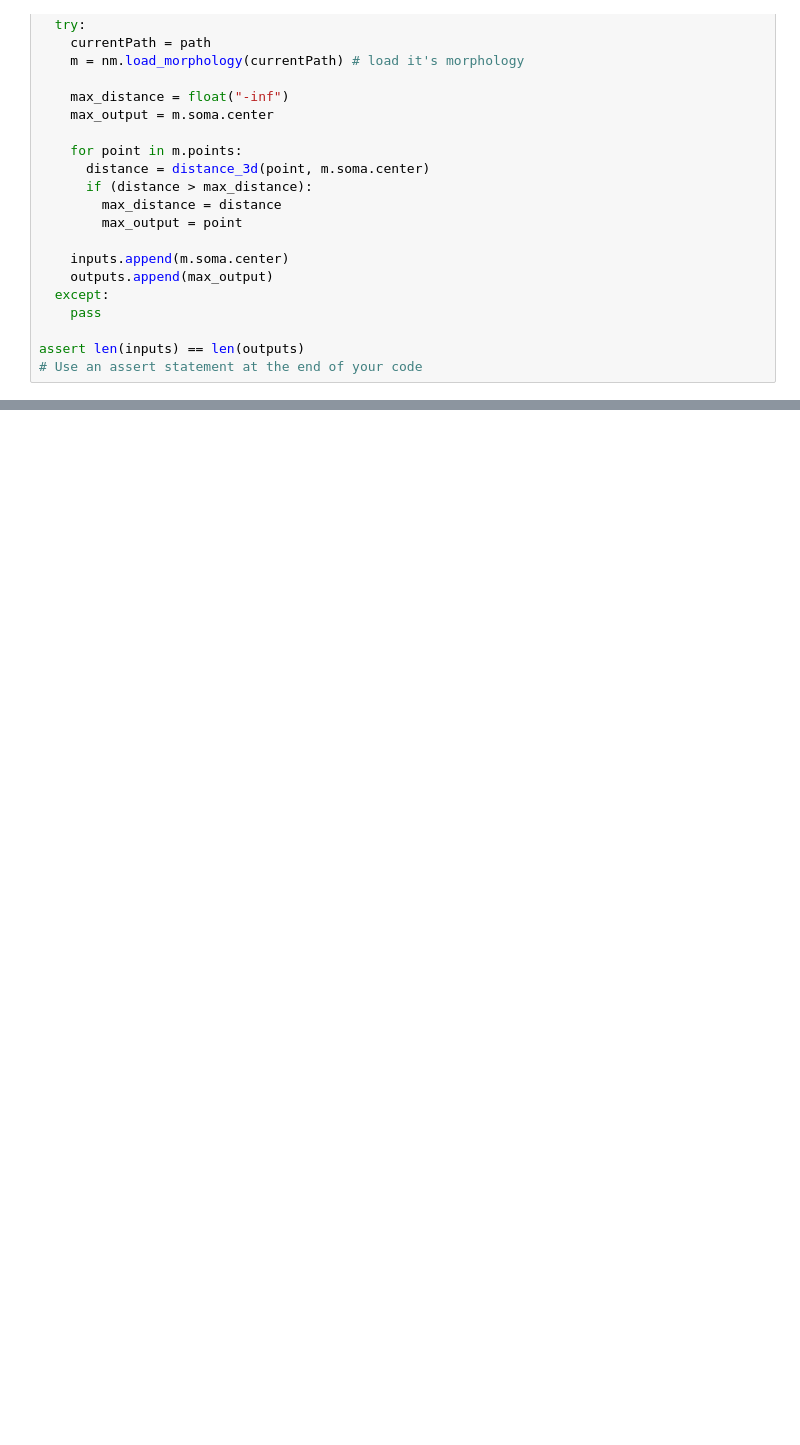
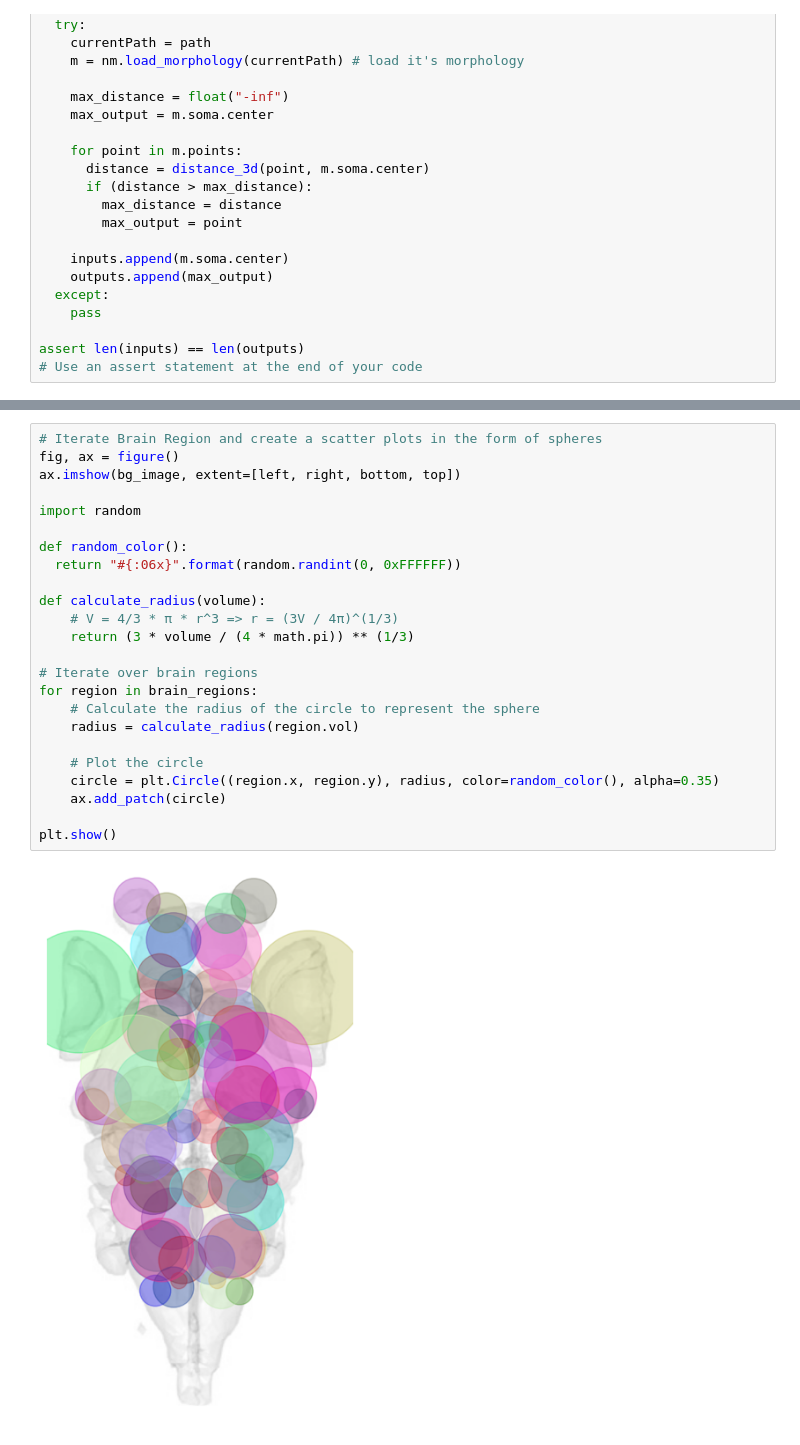
Before and after one commit to alinvdu/neuromorphic-connectome-approach, a Jupyter notebook: src/connectome/zebra_fish.ipynb, the cells around one changed output, grey strips where cells are left out. Cells and saved outputs as stored; diff of their text form; blank space fills up the shorter version.

```diff
--- a/src/connectome/zebra_fish.ipynb
+++ b/src/connectome/zebra_fish.ipynb
@@ -334,0 +863,26 @@ plt.show()
+# %%
+# Iterate Brain Region and create a scatter plots in the form of spheres
+fig, ax = figure()
+ax.imshow(bg_image, extent=[left, right, bottom, top])
+
+import random
+
+def random_color():
+  return "#{:06x}".format(random.randint(0, 0xFFFFFF))
+
+def calculate_radius(volume):
+    # V = 4/3 * π * r^3 => r = (3V / 4π)^(1/3)
+    return (3 * volume / (4 * math.pi)) ** (1/3)
+
+# Iterate over brain regions
+for region in brain_regions:
+    # Calculate the radius of the circle to represent the sphere
+    radius = calculate_radius(region.vol)
+
+    # Plot the circle
+    circle = plt.Circle((region.x, region.y), radius, color=random_color(), alpha=0.35)
+    ax.add_patch(circle)
+
+plt.show()
+# %% [output]
+[figure, added]
```
Also changed, not shown: parts of 16 cells of this notebook.
